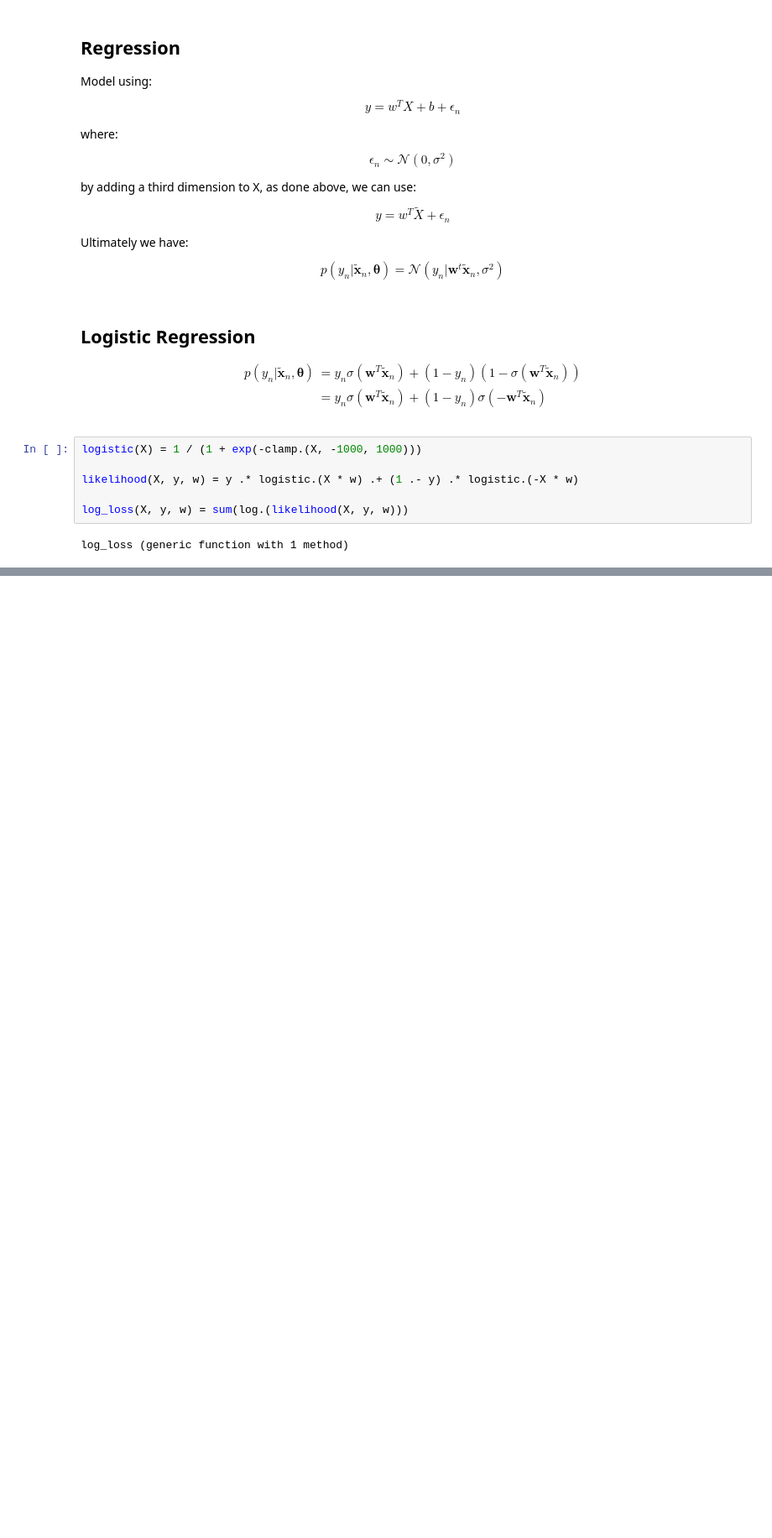
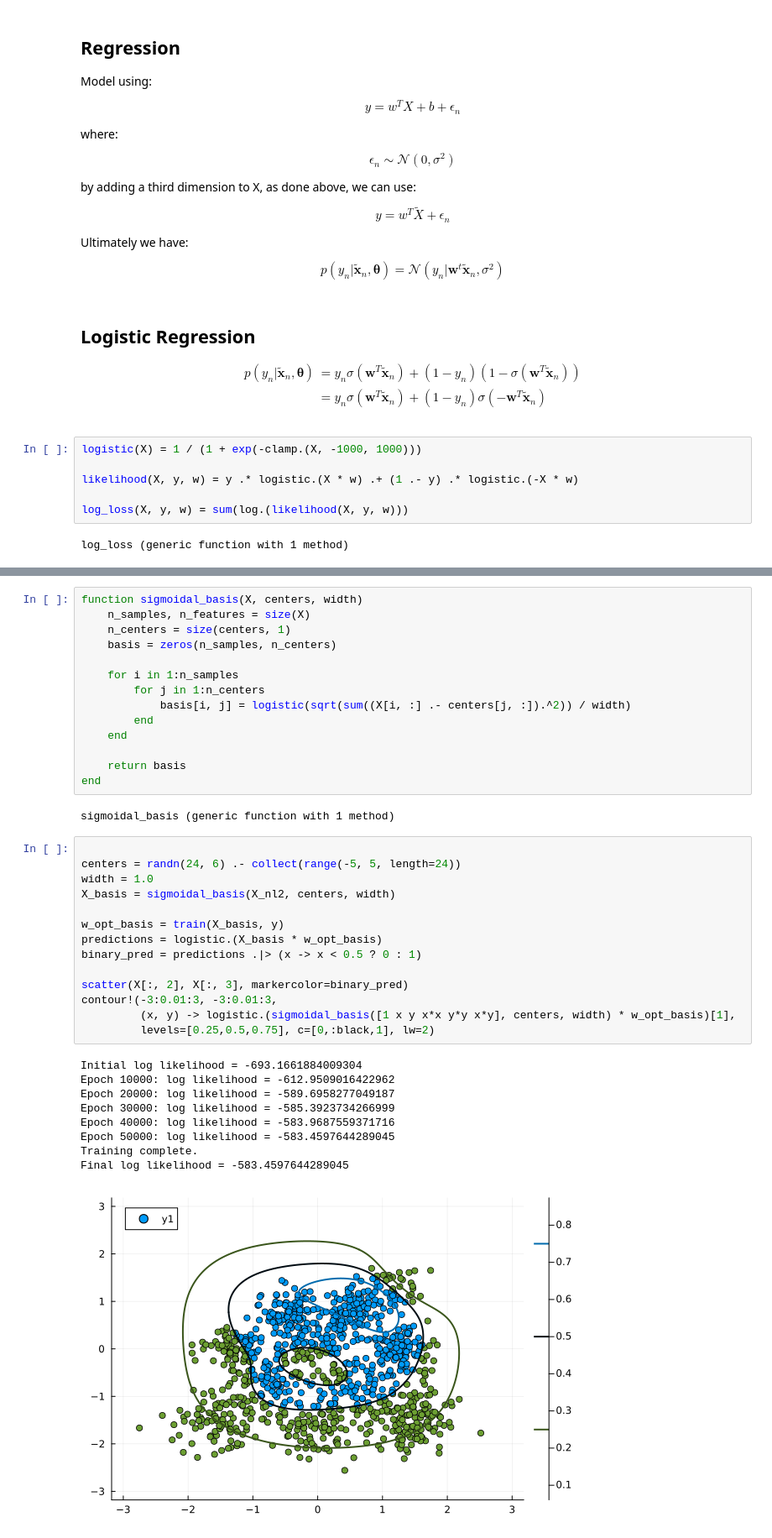
Before and after one commit to ofs416/Bayesian_Julia, a Jupyter notebook: nb.ipynb, the cells around one changed output, grey strips where cells are left out. Shown at 84% size. Saved outputs shown, nothing was run; the diff lists cells and outputs as text; blank space fills up the shorter version.

```diff
--- a/nb.ipynb
+++ b/nb.ipynb
@@ -118,0 +130,40 @@ Final log likelihood = -748.1254345359395
+# %%
+function sigmoidal_basis(X, centers, width)
+    n_samples, n_features = size(X)
+    n_centers = size(centers, 1)
+    basis = zeros(n_samples, n_centers)
+
+    for i in 1:n_samples
+        for j in 1:n_centers
+            basis[i, j] = logistic(sqrt(sum((X[i, :] .- centers[j, :]).^2)) / width)
+        end
+    end
+
+    return basis
+end
+# %% [output]
+sigmoidal_basis (generic function with 1 method)
+# %%
+
+centers = randn(24, 6) .- collect(range(-5, 5, length=24))
+width = 1.0
+X_basis = sigmoidal_basis(X_nl2, centers, width)
+
+w_opt_basis = train(X_basis, y)
+predictions = logistic.(X_basis * w_opt_basis)
+binary_pred = predictions .|> (x -> x < 0.5 ? 0 : 1)
+
+scatter(X[:, 2], X[:, 3], markercolor=binary_pred)
+contour!(-3:0.01:3, -3:0.01:3,
+         (x, y) -> logistic.(sigmoidal_basis([1 x y x*x y*y x*y], centers, width) * w_opt_basis)[1],
+         levels=[0.25,0.5,0.75], c=[0,:black,1], lw=2)
+# %% [output]
+Initial log likelihood = -693.1661884009304
+Epoch 10000: log likelihood = -612.9509016422962
+Epoch 20000: log likelihood = -589.6958277049187
+Epoch 30000: log likelihood = -585.3923734266999
+Epoch 40000: log likelihood = -583.9687559371716
+Epoch 50000: log likelihood = -583.4597644289045
+Training complete.
+Final log likelihood = -583.4597644289045
+[figure, added]
```
Also changed, not shown: parts of 5 cells of this notebook.
